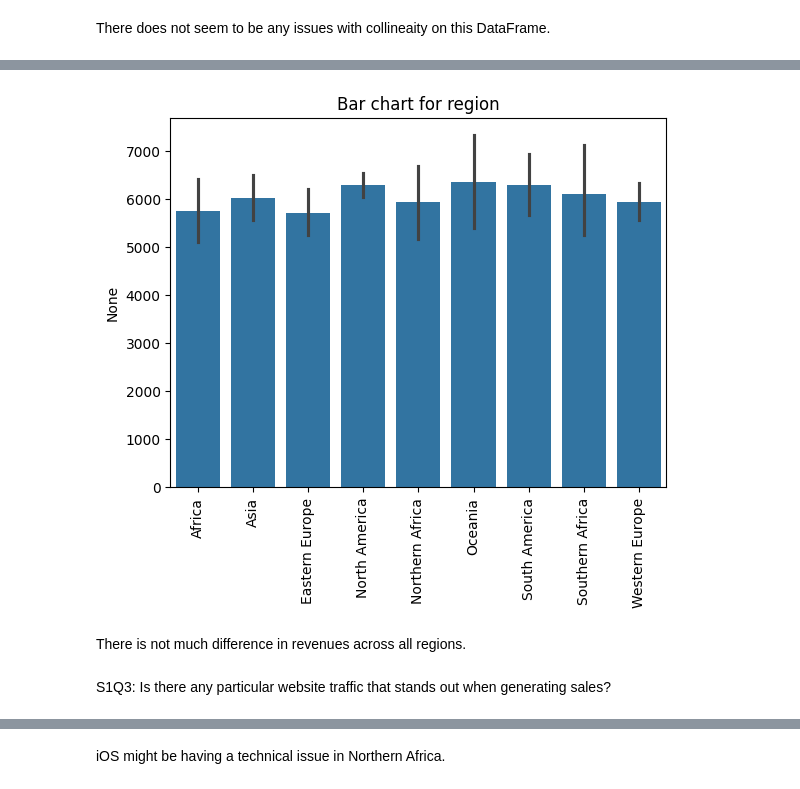
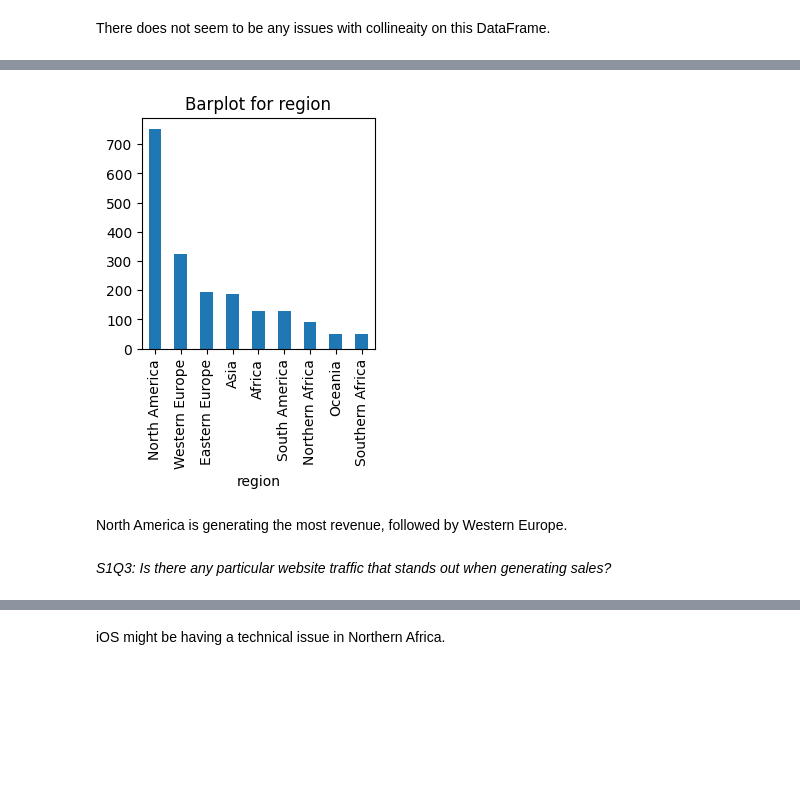
Before and after one commit to MadokaKumamaru/exploratory-data-analysis---online-shopping-in-retail309, a Jupyter notebook: retail_EDA_report.ipynb, the cells around one changed output, grey strips where cells are left out. Cells and saved outputs as stored; diff of their text form; code cells hidden in the pictures; blank space fills up the shorter version.

```diff
--- a/retail_EDA_report.ipynb
+++ b/retail_EDA_report.ipynb
@@ -406,11 +408,11 @@ S1Q2: Which regions are generating the most revenue currently?
 # %%
 # Plot a bar chart for the region column
-revenue_true_plot.plot_barchart('region')
+revenue_true_plot.plot_counts('region')
 # %% [output]
-[figure, old version]
+[figure, new version]
-# %% [markdown]
-There is not much difference in revenues across all regions.
+# %% [markdown]
+North America is generating the most revenue, followed by Western Europe.
 # %% [markdown]
-S1Q3: Is there any particular website traffic that stands out when generating sales?
+*S1Q3: Is there any particular website traffic that stands out when generating sales?*
 # %%
 # Plot a bar chart for traffic type column
```
Also changed, not shown: parts of 46 cells of this notebook, 1 other file.
